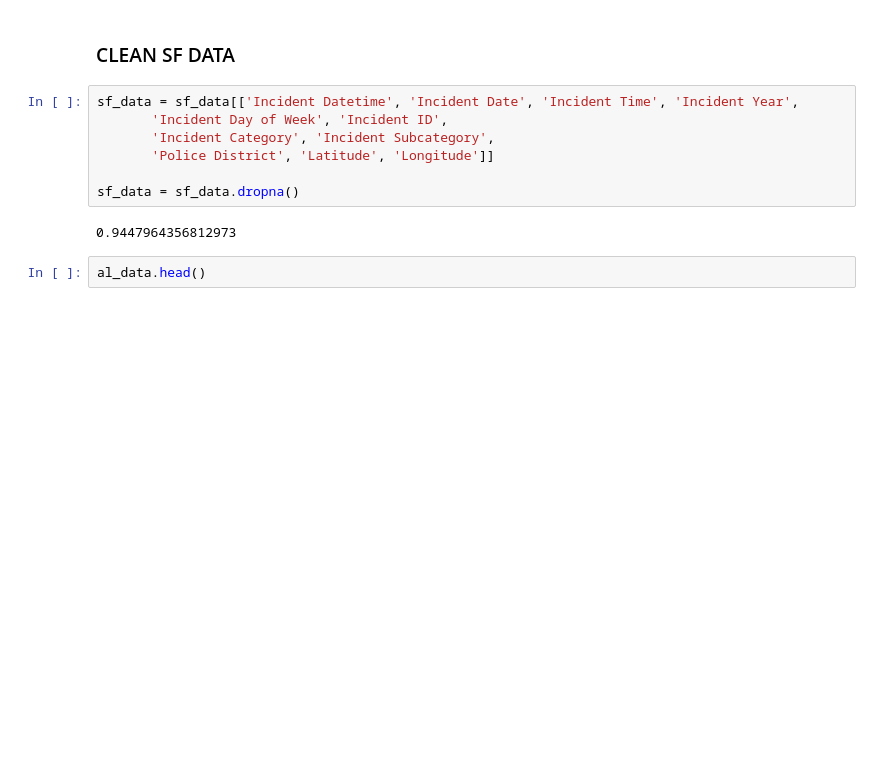
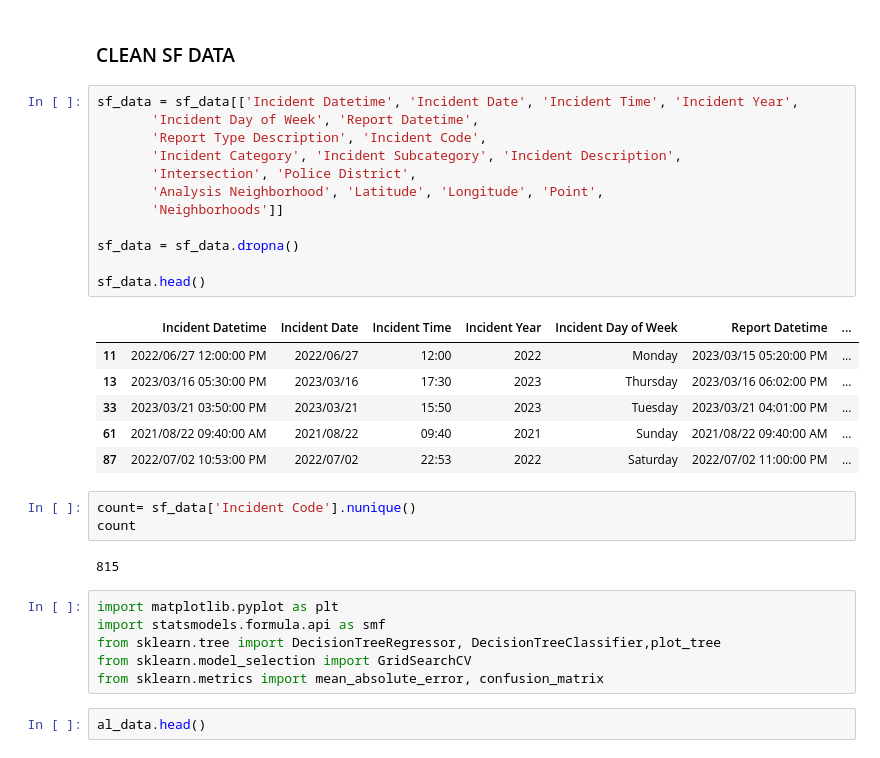
Before and after one commit to mvoutov/ieor142-ml, a Jupyter notebook: CrimePredict.ipynb, the cells around one changed output. Drawn from its saved outputs; the diff is of its cells as text; blank space fills up the shorter version.

Commit message:
just added some other columns to sf data

```diff
--- a/CrimePredict.ipynb
+++ b/CrimePredict.ipynb
@@ -105,13 +107,34 @@ Index(['Incident Datetime', 'Incident Date', 'Incident Time', 'Incident Year',
 ### CLEAN SF DATA
 # %%
 sf_data = sf_data[['Incident Datetime', 'Incident Date', 'Incident Time', 'Incident Year',
-       'Incident Day of Week', 'Incident ID',
-       'Incident Category', 'Incident Subcategory',
-       'Police District', 'Latitude', 'Longitude']]
+       'Incident Day of Week', 'Report Datetime',
+       'Report Type Description', 'Incident Code',
+       'Incident Category', 'Incident Subcategory', 'Incident Description',
+       'Intersection', 'Police District',
+       'Analysis Neighborhood', 'Latitude', 'Longitude', 'Point',
+       'Neighborhoods']]
 
 sf_data = sf_data.dropna()
+
+sf_data.head()
 # %% [output]
-0.9447964356812973
+|  | Incident Datetime | Incident Date | Incident Time | Incident Year | Incident Day of Week | Report Datetime | ... |
+| 11 | 2022/06/27 12:00:00 PM | 2022/06/27 | 12:00 | 2022 | Monday | 2023/03/15 05:20:00 PM | ... |
+| 13 | 2023/03/16 05:30:00 PM | 2023/03/16 | 17:30 | 2023 | Thursday | 2023/03/16 06:02:00 PM | ... |
+| 33 | 2023/03/21 03:50:00 PM | 2023/03/21 | 15:50 | 2023 | Tuesday | 2023/03/21 04:01:00 PM | ... |
+| 61 | 2021/08/22 09:40:00 AM | 2021/08/22 | 09:40 | 2021 | Sunday | 2021/08/22 09:40:00 AM | ... |
+| 87 | 2022/07/02 10:53:00 PM | 2022/07/02 | 22:53 | 2022 | Saturday | 2022/07/02 11:00:00 PM | ... |
+# %%
+count= sf_data['Incident Code'].nunique()
+count
+# %% [output]
+815
+# %%
+import matplotlib.pyplot as plt
+import statsmodels.formula.api as smf
+from sklearn.tree import DecisionTreeRegressor, DecisionTreeClassifier,plot_tree
+from sklearn.model_selection import GridSearchCV
+from sklearn.metrics import mean_absolute_error, confusion_matrix
 # %%
 al_data.head()
 # %% [output]
```
Also changed, not shown: parts of 3 cells of this notebook.
